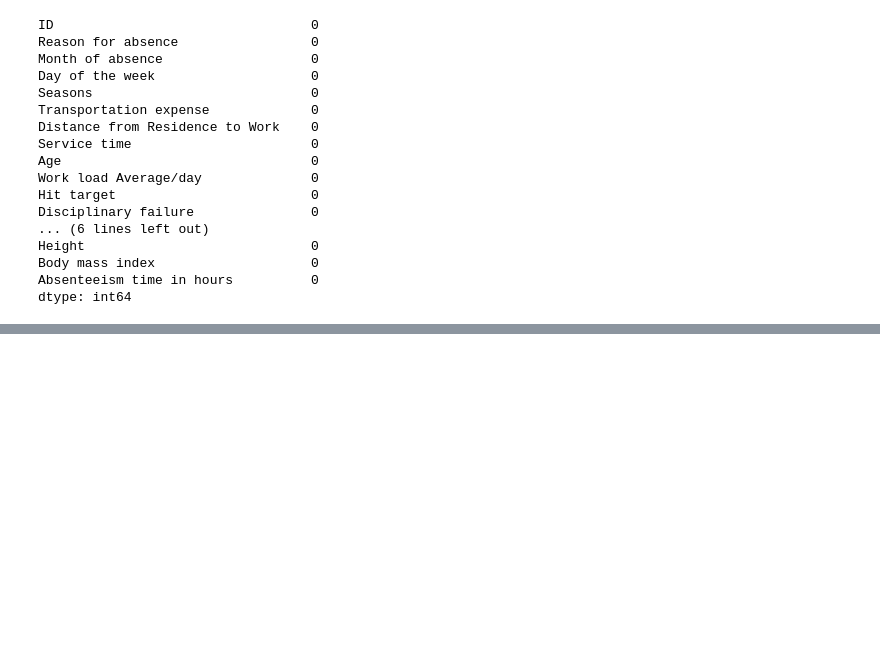
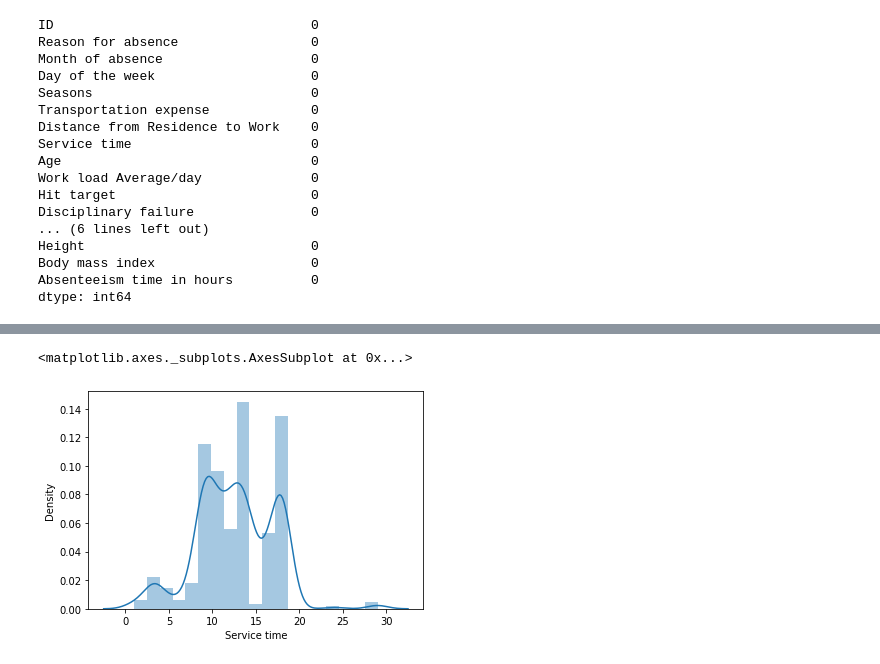
Before and after one commit to DHRUV6029/CMPE-255_NPDP, a Jupyter notebook: CMPE_255_NPDP.ipynb, the cells around one changed output, grey strips where cells are left out. Drawn from its saved outputs; the diff is of its cells as text; code cells hidden in the pictures; blank space fills up the shorter version.

```diff
--- a/CMPE_255_NPDP.ipynb
+++ b/CMPE_255_NPDP.ipynb
@@ -1633,0 +1671,5 @@ dtype: int64
+# %%
+sns.distplot(absent_data['Service time'])
+# %% [output]
+<matplotlib.axes._subplots.AxesSubplot at 0x...>
+[figure, added]
```
Also changed, not shown: parts of 52 cells of this notebook.
